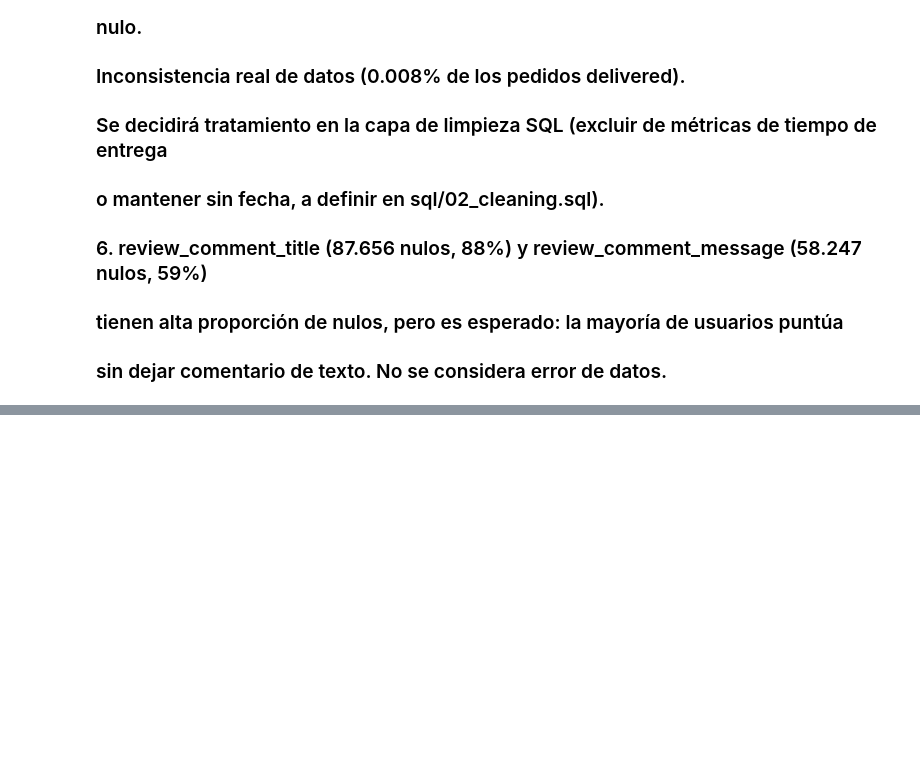
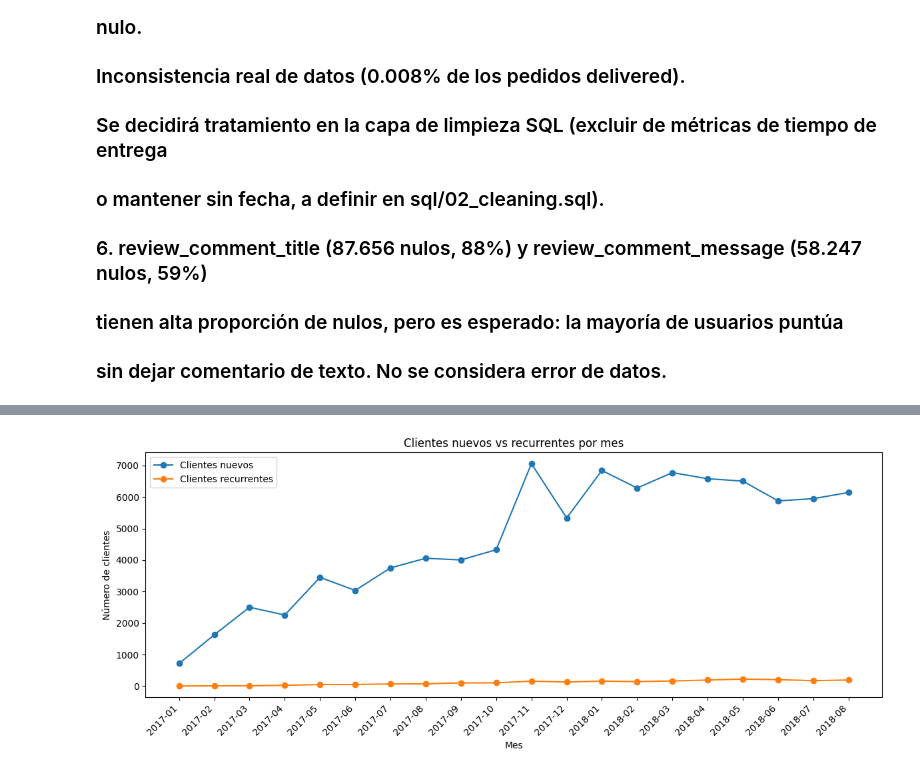
Before and after one commit to pedrosall/ecommerce_data_analytics, a Jupyter notebook: notebooks/exploratory_analysis.ipynb, the cells around one changed output, grey strips where cells are left out. Cells and saved outputs as stored; diff of their text form; code cells hidden in the pictures; blank space fills up the shorter version.

```diff
--- a/notebooks/exploratory_analysis.ipynb
+++ b/notebooks/exploratory_analysis.ipynb
@@ -316,0 +358,24 @@ dtype: int64
+# %%
+# --- Gráfico 3: Clientes nuevos vs recurrentes por mes (2017 en adelante, para mayor claridad) ---
+meses_clientes = ['2017-01', '2017-02', '2017-03', '2017-04', '2017-05', '2017-06',
+                   '2017-07', '2017-08', '2017-09', '2017-10', '2017-11', '2017-12',
+                   '2018-01', '2018-02', '2018-03', '2018-04', '2018-05', '2018-06',
+                   '2018-07', '2018-08']
+nuevos = [717, 1628, 2503, 2256, 3451, 3037, 3752, 4057, 4004, 4328, 7060, 5338,
+          6842, 6288, 6774, 6582, 6506, 5878, 5949, 6144]
+recurrentes = [3, 9, 10, 25, 50, 51, 67, 74, 101, 105, 156, 130,
+               158, 142, 164, 191, 223, 204, 173, 193]
+
+plt.figure(figsize=(12, 5))
+plt.plot(meses_clientes, nuevos, marker='o', label='Clientes nuevos')
+plt.plot(meses_clientes, recurrentes, marker='o', label='Clientes recurrentes')
+plt.xticks(rotation=45, ha='right')
+plt.title('Clientes nuevos vs recurrentes por mes')
+plt.xlabel('Mes')
+plt.ylabel('Número de clientes')
+plt.legend()
+plt.tight_layout()
+plt.savefig('../notebooks/new_vs_returning.png')
+plt.show()
+# %% [output]
+[figure, added]
```
Also changed, not shown: parts of 3 cells of this notebook, 5 other files.
